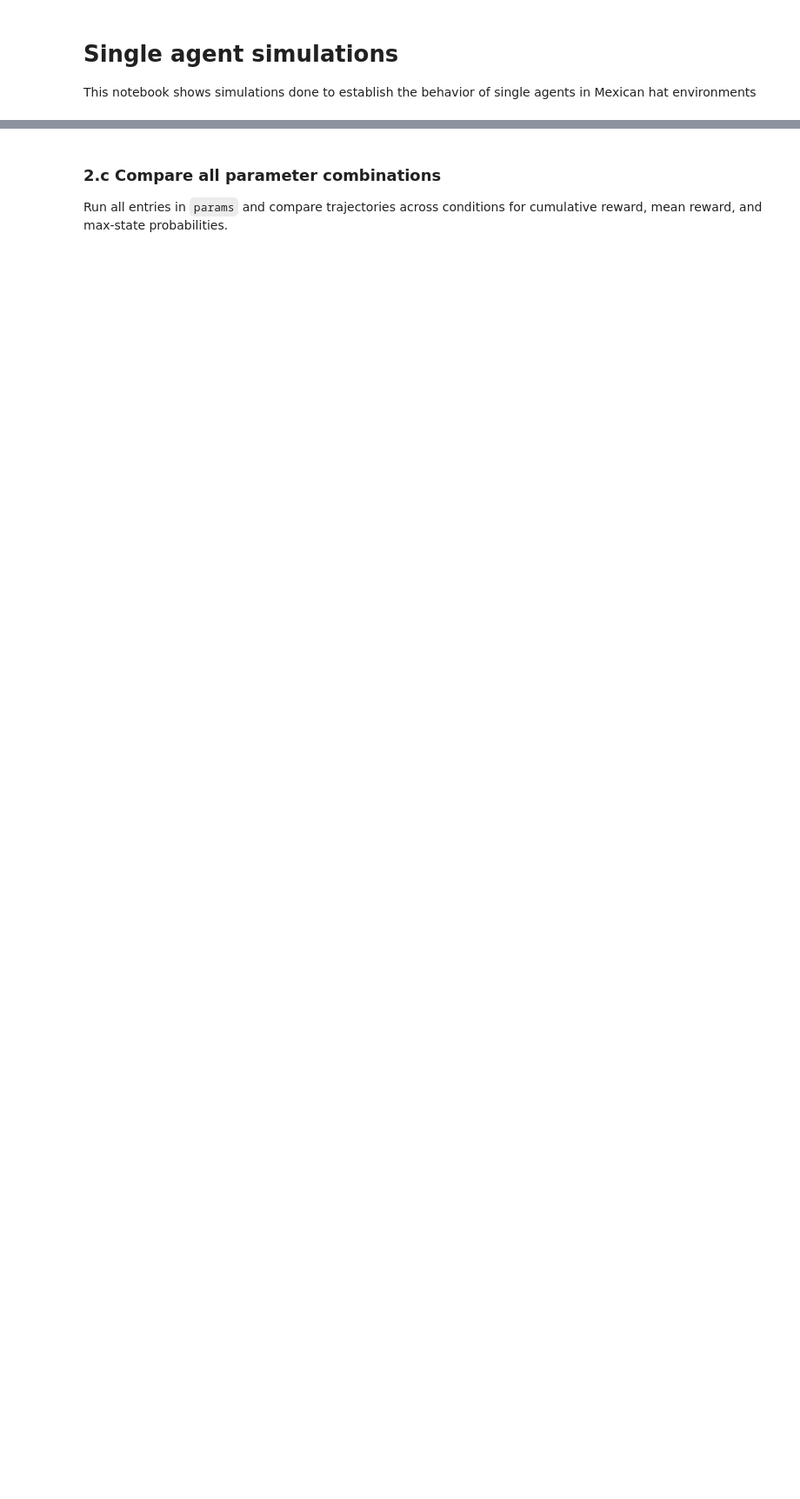
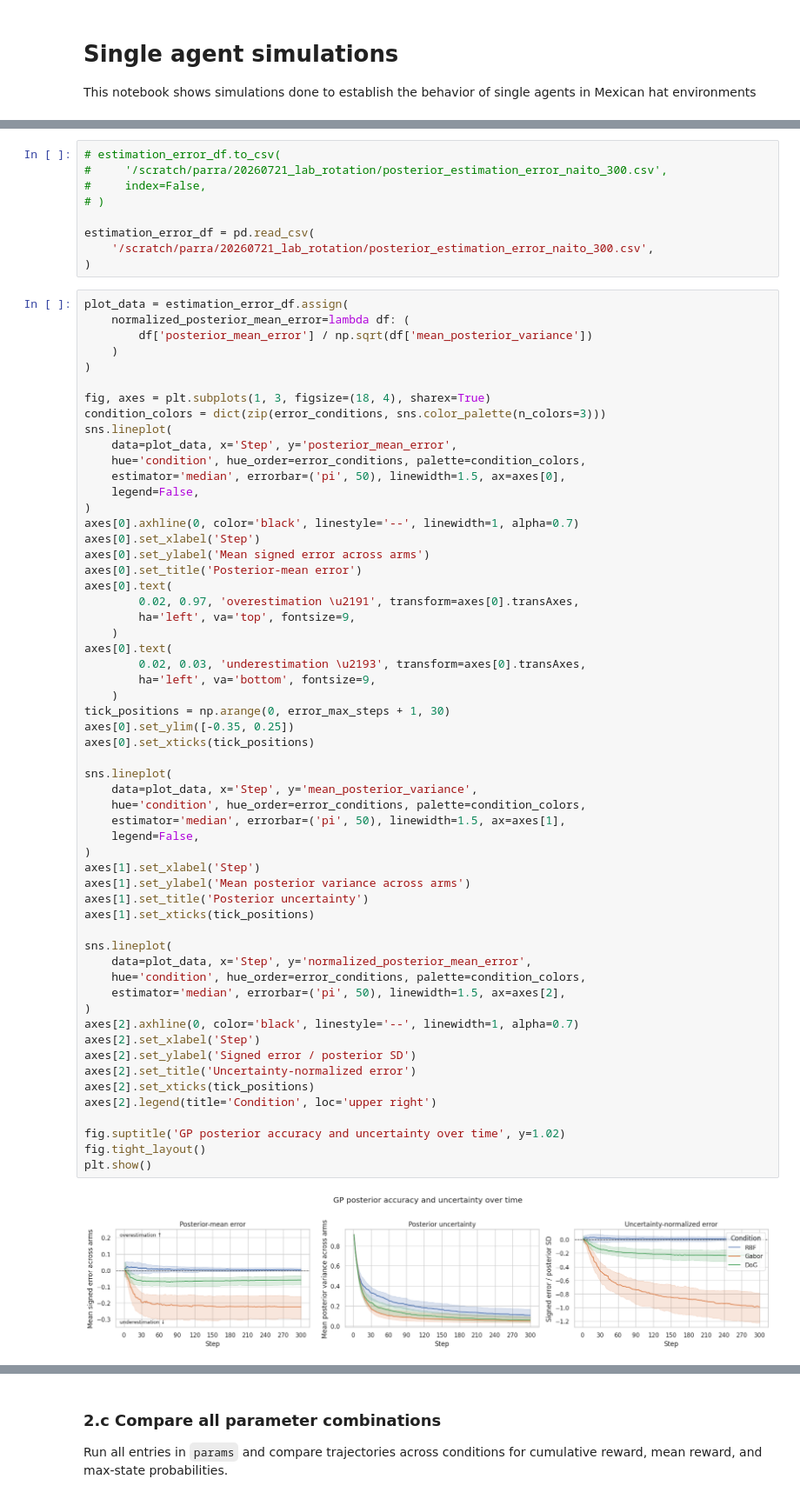
Before and after one commit to vagechirkov/Spatial-MAB-taboo, a Jupyter notebook: notebooks/single_agent_simulations.ipynb, the cells around one changed output, grey strips where cells are left out. Shown at 87% size. Drawn from its saved outputs; the diff is of its cells as text; blank space fills up the shorter version.

```diff
--- a/notebooks/single_agent_simulations.ipynb
+++ b/notebooks/single_agent_simulations.ipynb
@@ -157 +370,69 @@ plt.show()
+# %%
+# estimation_error_df.to_csv(
+#     '/scratch/parra/20260721_lab_rotation/posterior_estimation_error_naito_300.csv',
+#     index=False,
+# )
+
+estimation_error_df = pd.read_csv(
+    '/scratch/parra/20260721_lab_rotation/posterior_estimation_error_naito_300.csv',
+)
+# %%
+plot_data = estimation_error_df.assign(
+    normalized_posterior_mean_error=lambda df: (
+        df['posterior_mean_error'] / np.sqrt(df['mean_posterior_variance'])
+    )
+)
+
+fig, axes = plt.subplots(1, 3, figsize=(18, 4), sharex=True)
+condition_colors = dict(zip(error_conditions, sns.color_palette(n_colors=3)))
+sns.lineplot(
+    data=plot_data, x='Step', y='posterior_mean_error',
+    hue='condition', hue_order=error_conditions, palette=condition_colors,
+    estimator='median', errorbar=('pi', 50), linewidth=1.5, ax=axes[0],
+    legend=False,
+)
+axes[0].axhline(0, color='black', linestyle='--', linewidth=1, alpha=0.7)
+axes[0].set_xlabel('Step')
+axes[0].set_ylabel('Mean signed error across arms')
+axes[0].set_title('Posterior-mean error')
+axes[0].text(
+        0.02, 0.97, 'overestimation \u2191', transform=axes[0].transAxes,
+        ha='left', va='top', fontsize=9,
+    )
+axes[0].text(
+        0.02, 0.03, 'underestimation \u2193', transform=axes[0].transAxes,
+        ha='left', va='bottom', fontsize=9,
+    )
+tick_positions = np.arange(0, error_max_steps + 1, 30)
+axes[0].set_ylim([-0.35, 0.25])
+axes[0].set_xticks(tick_positions)
+
+sns.lineplot(
+    data=plot_data, x='Step', y='mean_posterior_variance',
+    hue='condition', hue_order=error_conditions, palette=condition_colors,
+    estimator='median', errorbar=('pi', 50), linewidth=1.5, ax=axes[1],
+    legend=False,
+)
+axes[1].set_xlabel('Step')
+axes[1].set_ylabel('Mean posterior variance across arms')
+axes[1].set_title('Posterior uncertainty')
+axes[1].set_xticks(tick_positions)
+
+sns.lineplot(
+    data=plot_data, x='Step', y='normalized_posterior_mean_error',
+    hue='condition', hue_order=error_conditions, palette=condition_colors,
+    estimator='median', errorbar=('pi', 50), linewidth=1.5, ax=axes[2],
+)
+axes[2].axhline(0, color='black', linestyle='--', linewidth=1, alpha=0.7)
+axes[2].set_xlabel('Step')
+axes[2].set_ylabel('Signed error / posterior SD')
+axes[2].set_title('Uncertainty-normalized error')
+axes[2].set_xticks(tick_positions)
+axes[2].legend(title='Condition', loc='upper right')
+
+fig.suptitle('GP posterior accuracy and uncertainty over time', y=1.02)
+fig.tight_layout()
+plt.show()
+# %% [output]
+[figure, added]
 # %% [markdown]
```
Also changed, not shown: parts of 23 cells of this notebook, 2 other files.
